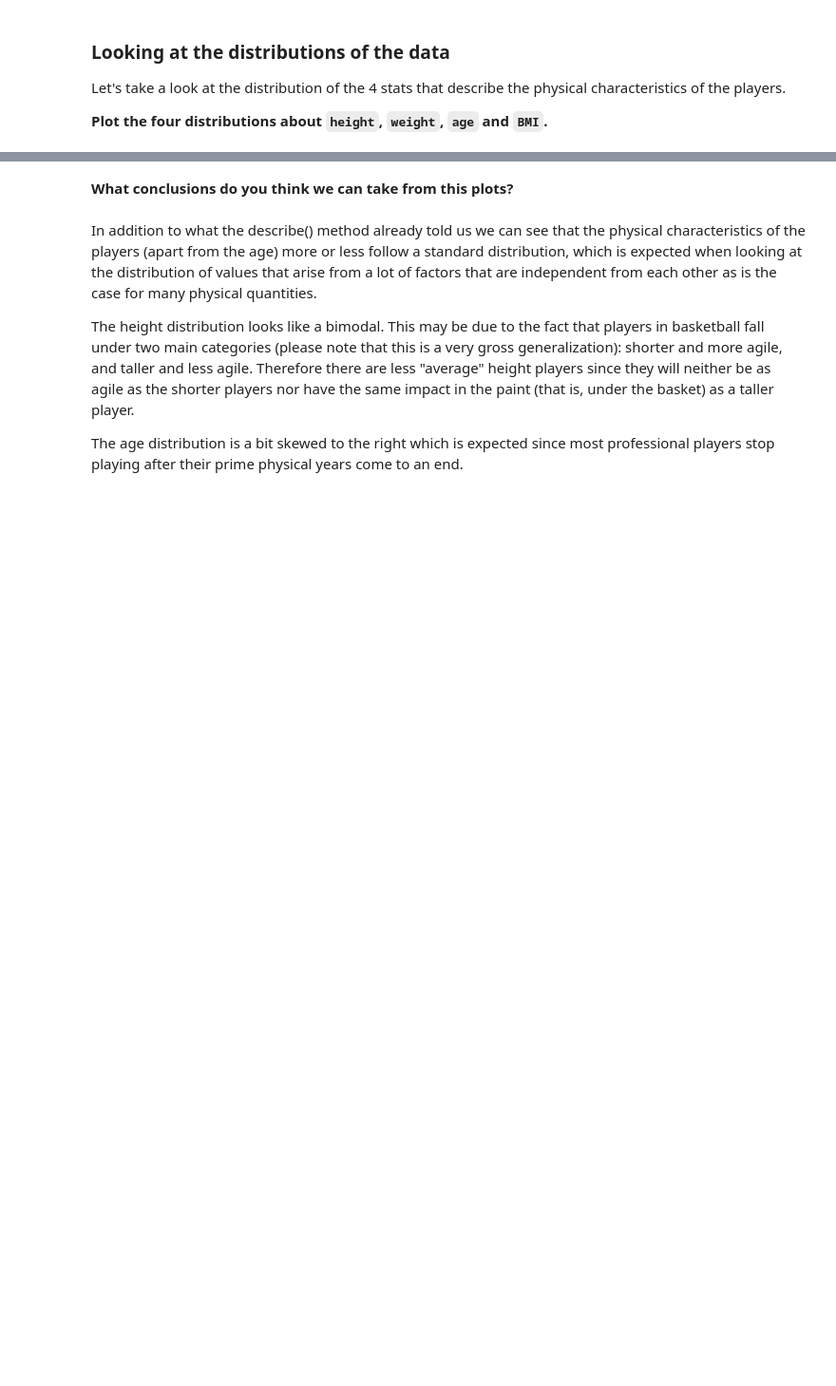
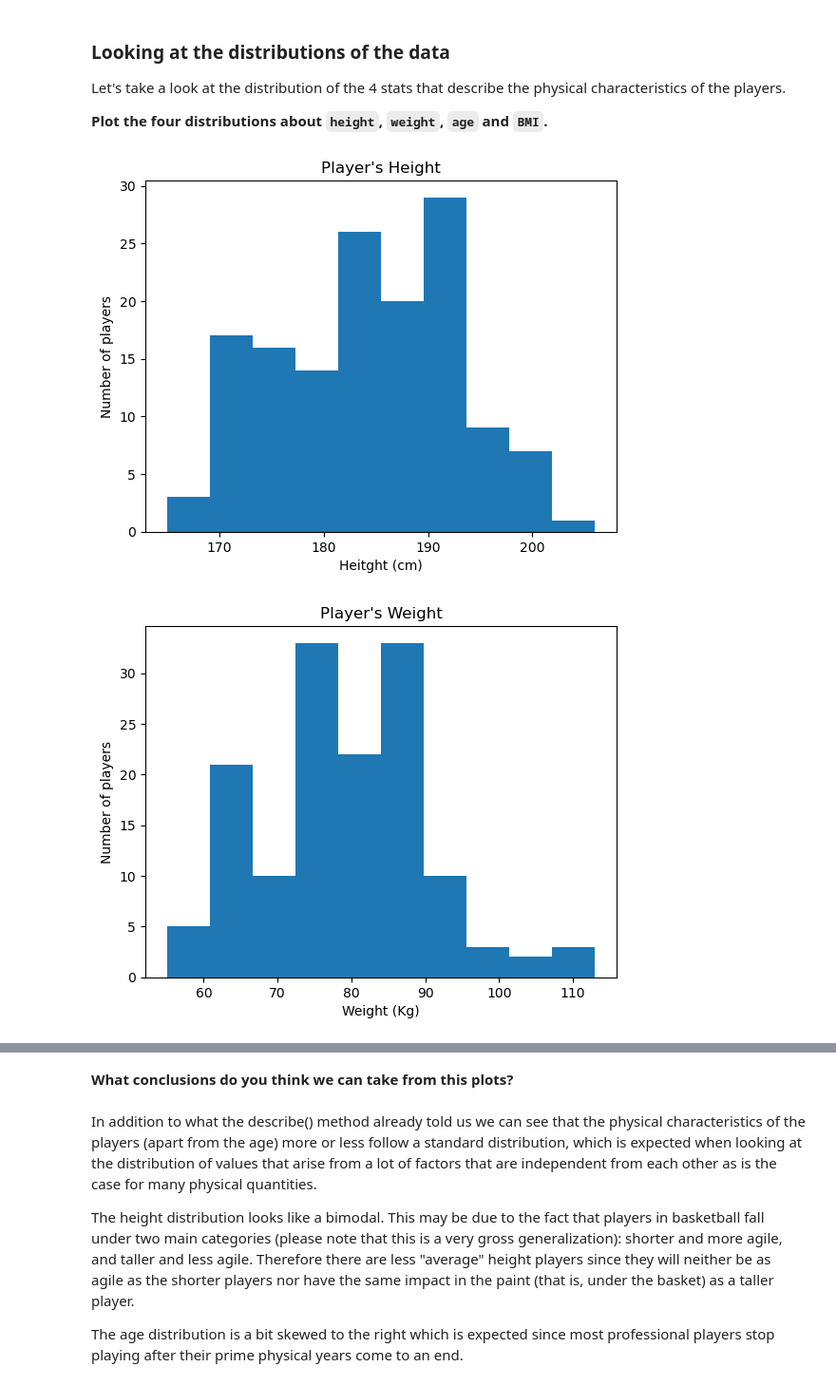
Before and after one commit to ta-data-lis/M2-mini-project2, a Jupyter notebook: your-code/2.-Exploratory-Data-Analysis.ipynb, the cells around one changed output, grey strips where cells are left out. Shown at 95% size. Saved outputs shown, nothing was run; the diff lists cells and outputs as text; code cells hidden in the pictures; blank space fills up the shorter version.

```diff
--- a/your-code/2.-Exploratory-Data-Analysis.ipynb
+++ b/your-code/2.-Exploratory-Data-Analysis.ipynb
@@ -19,0 +18,4 @@ Let's load the cleaned dataset first. Import it with the name `wnba` and show th
+# %%
+nba = pd.read_csv("wnba_clean.csv")
+
+nba.head()
@@ -36,0 +99,27 @@ Let's take a look at the distribution of the 4 stats that describe the physical
+# %%
+plt.hist(nba["Height"], 10)
+plt.title("Player's Height")
+plt.ylabel("Number of players")
+plt.xlabel("Heitght (cm)")
+plt.show()
+
+plt.hist(nba["Weight"], 10)
+plt.title("Player's Weight")
+plt.ylabel("Number of players")
+plt.xlabel("Weight (Kg)")
+plt.show()
+
+plt.hist(nba["Age"], 10)
+plt.title("Player's Age")
+plt.ylabel("Number of players")
+plt.xlabel("Age (years)")
+plt.show()
+
+plt.hist(nba["BMI"], 10)
+plt.title("Player's BMI")
+plt.ylabel("Number of players")
+plt.xlabel("BMI")
+plt.show()
+# %% [output]
+[figure, added]
+[figure, added]
```
Also changed, not shown: parts of 28 cells of this notebook, 7 other files.
